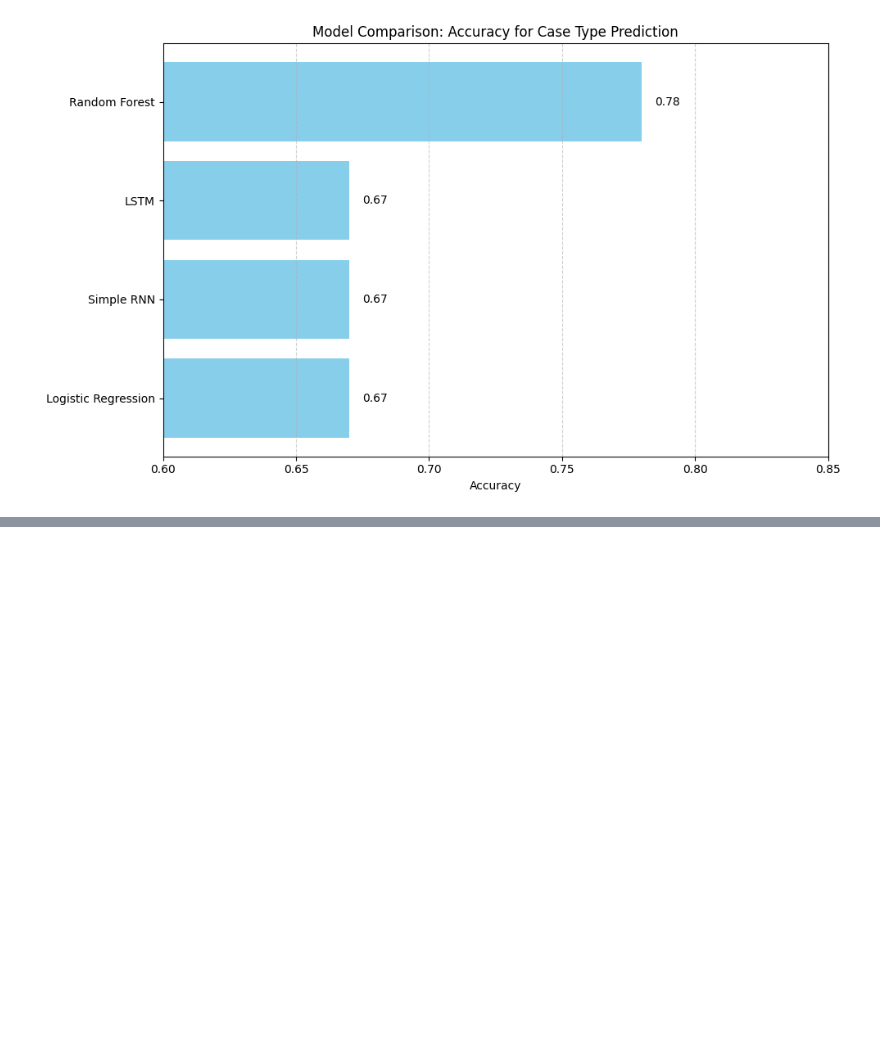
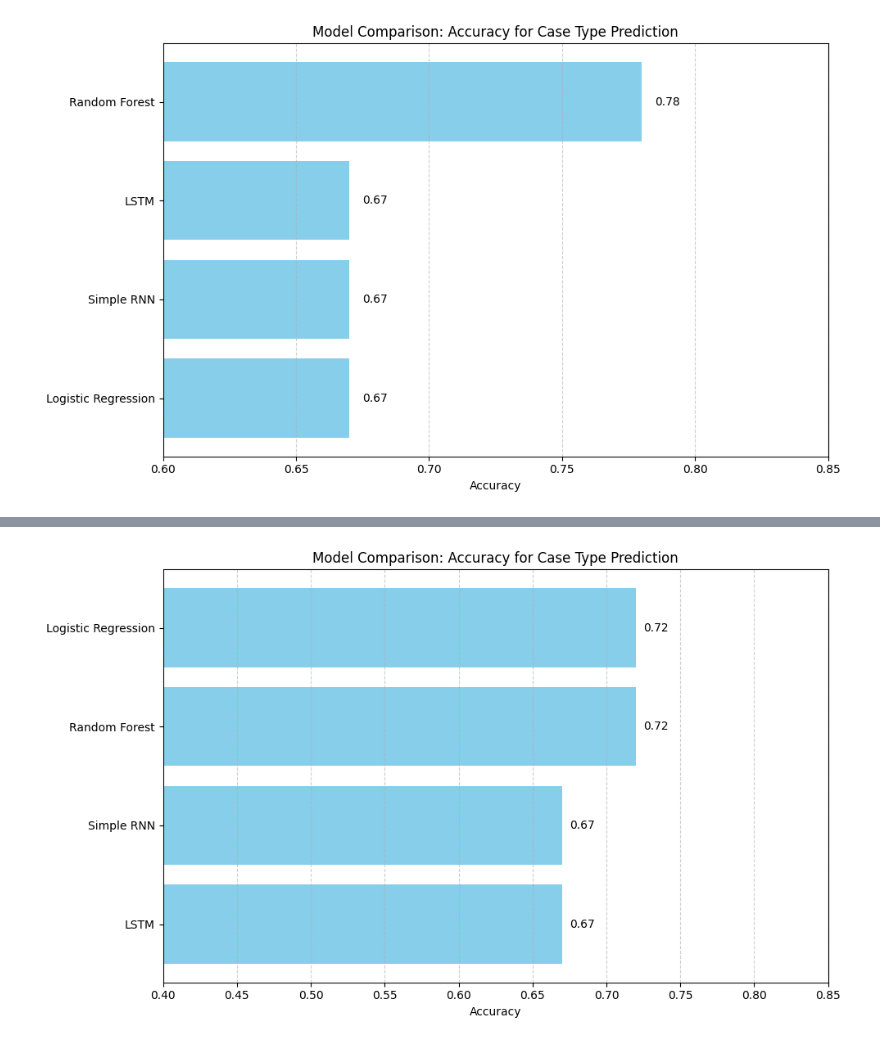
Before and after one commit to Manasa-Ganapati-Naik/my-project, a Jupyter notebook: models.ipynb, the cells around one changed output, grey strips where cells are left out. Drawn from its saved outputs; the diff is of its cells as text; code cells hidden in the pictures; blank space fills up the shorter version.

```diff
--- a/models.ipynb
+++ b/models.ipynb
@@ -269,0 +461,34 @@ plt.show()
+# %%
+import pandas as pd
+import matplotlib.pyplot as plt
+
+# Replace these with actual scores if available
+results = {
+    "Logistic Regression": 0.72,
+    "Random Forest": 0.72,
+    "Simple RNN": 0.67,
+    "LSTM": 0.67
+}
+
+# Convert to DataFrame for plotting
+df_results = pd.DataFrame(list(results.items()), columns=["Model", "Accuracy"])
+df_results.sort_values("Accuracy", ascending=True, inplace=True)
+
+# Plotting
+plt.figure(figsize=(10, 6))
+bars = plt.barh(df_results["Model"], df_results["Accuracy"], color='skyblue')
+plt.xlabel("Accuracy")
+plt.title("Model Comparison: Accuracy for Case Type Prediction")
+plt.xlim(0.4, 0.85)
+
+# Add accuracy values on bars
+for bar in bars:
+    plt.text(bar.get_width() + 0.005, bar.get_y() + bar.get_height()/2,
+             f"{bar.get_width():.2f}", va='center')
+
+plt.tight_layout()
+plt.grid(axis='x', linestyle='--', alpha=0.6)
+
+plt.show()
+# %% [output]
+[figure, added]
```
Also changed, not shown: parts of 3 cells of this notebook, 2 other files.
